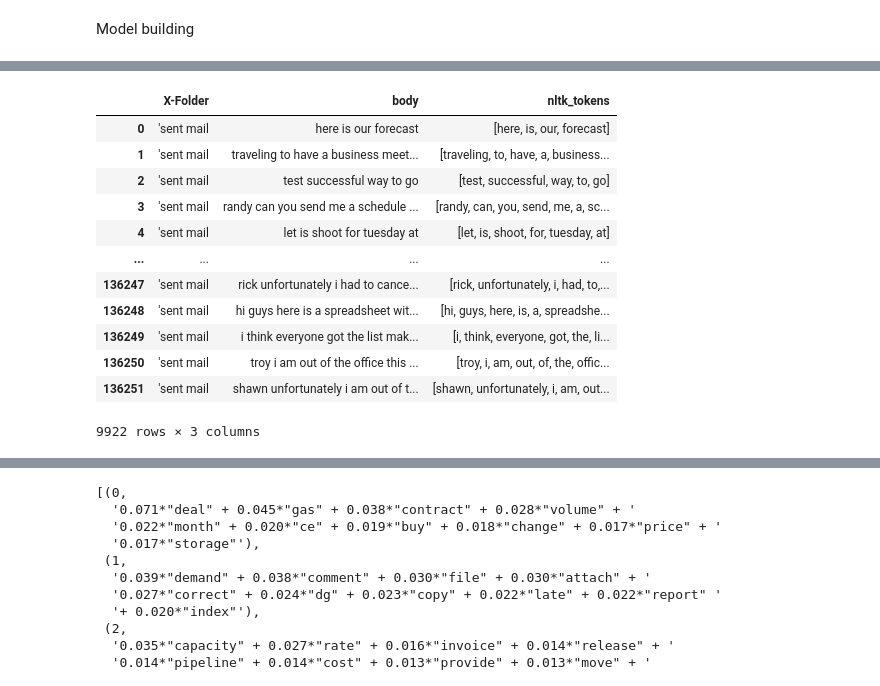
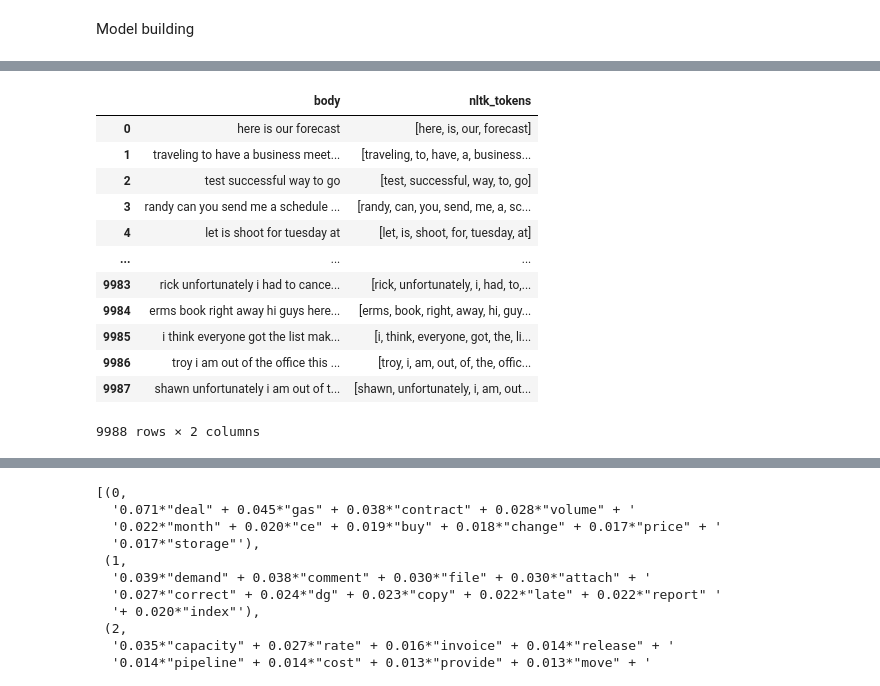
Before and after one commit to Arul-Vincy-Mary/Sampling_python, a Jupyter notebook: project1.ipynb, the cells around one changed output, grey strips where cells are left out. Cells and saved outputs as stored; diff of their text form; code cells hidden in the pictures.

```diff
--- a/project1.ipynb
+++ b/project1.ipynb
@@ -383,9 +325,9 @@ df2['body'] = hero.remove_digits(df2['body'])
 # %%
-df2['body'] = hero.remove_punctuation(df2['body'])
+emails['body'] = hero.remove_punctuation(emails['body'])
 # %%
-df2['body'] = hero.remove_brackets(df2['body'])
+emails['body'] = hero.remove_brackets(emails['body'])
 # %%
-df2['body'] = hero.remove_diacritics(df2['body'])
+emails['body'] = hero.remove_diacritics(emails['body'])
 # %%
-df2['body'] = hero.remove_whitespace(df2['body'])
+emails['body'] = hero.remove_whitespace(emails['body'])
 # %%
@@ -418,20 +343,20 @@ import spacy
 # %%
 #tokenization
-emails_1['nltk_tokens'] = emails_1['body'].map(lambda r: word_tokenize(r))
-emails_1
+emails['nltk_tokens'] = emails['body'].map(lambda r: word_tokenize(r))
+emails
 # %% [output]
-|  | X-Folder | body | nltk_tokens |
-| 0 | 'sent mail | here is our forecast | [here, is, our, forecast] |
-| 1 | 'sent mail | traveling to have a business meet... | [traveling, to, have, a, business... |
-| 2 | 'sent mail | test successful way to go | [test, successful, way, to, go] |
-| 3 | 'sent mail | randy can you send me a schedule ... | [randy, can, you, send, me, a, sc... |
-| 4 | 'sent mail | let is shoot for tuesday at | [let, is, shoot, for, tuesday, at] |
-| ... | ... | ... | ... |
-| 136247 | 'sent mail | rick unfortunately i had to cance... | [rick, unfortunately, i, had, to,... |
-| 136248 | 'sent mail | hi guys here is a spreadsheet wit... | [hi, guys, here, is, a, spreadshe... |
-| 136249 | 'sent mail | i think everyone got the list mak... | [i, think, everyone, got, the, li... |
-| 136250 | 'sent mail | troy i am out of the office this ... | [troy, i, am, out, of, the, offic... |
-| 136251 | 'sent mail | shawn unfortunately i am out of t... | [shawn, unfortunately, i, am, out... |
+|  | body | nltk_tokens |
+| 0 | here is our forecast | [here, is, our, forecast] |
+| 1 | traveling to have a business meet... | [traveling, to, have, a, business... |
+| 2 | test successful way to go | [test, successful, way, to, go] |
+| 3 | randy can you send me a schedule ... | [randy, can, you, send, me, a, sc... |
+| 4 | let is shoot for tuesday at | [let, is, shoot, for, tuesday, at] |
+| ... | ... | ... |
+| 9983 | rick unfortunately i had to cance... | [rick, unfortunately, i, had, to,... |
+| 9984 | erms book right away hi guys here... | [erms, book, right, away, hi, guy... |
+| 9985 | i think everyone got the list mak... | [i, think, everyone, got, the, li... |
+| 9986 | troy i am out of the office this ... | [troy, i, am, out, of, the, offic... |
+| 9987 | shawn unfortunately i am out of t... | [shawn, unfortunately, i, am, out... |
-9922 rows × 3 columns
+9988 rows × 2 columns
 # %%
 #convert the tokens into list
```
Also changed, not shown: parts of 56 cells of this notebook.
